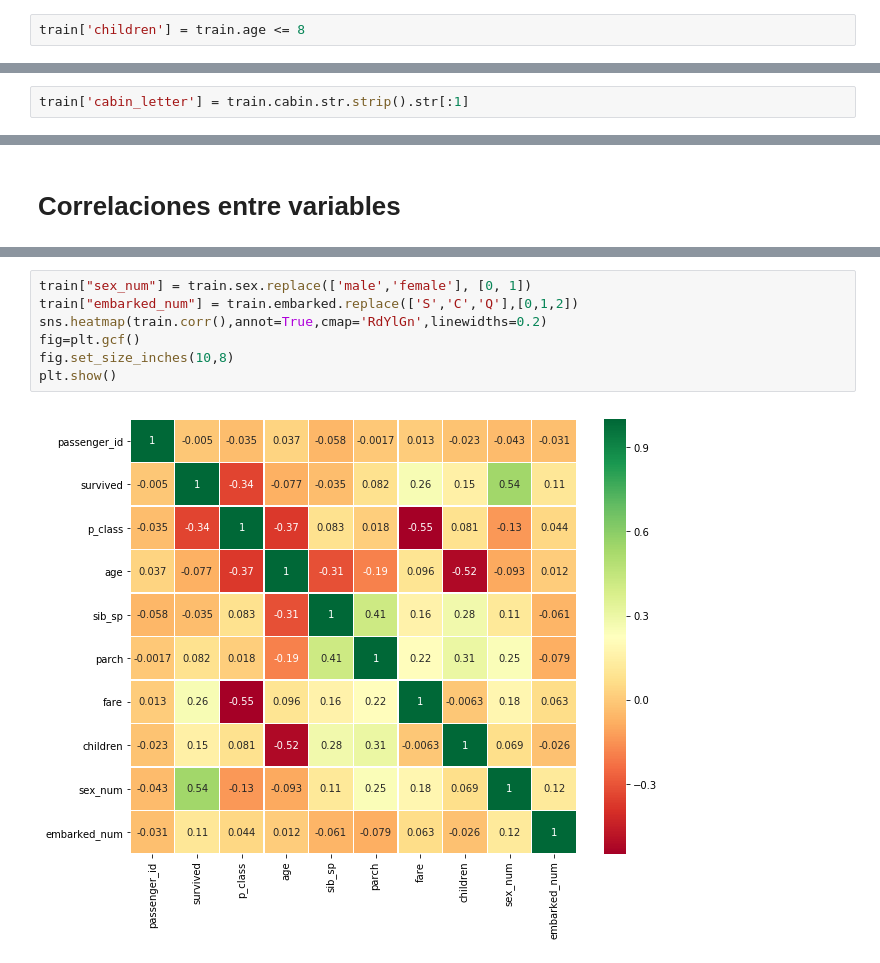
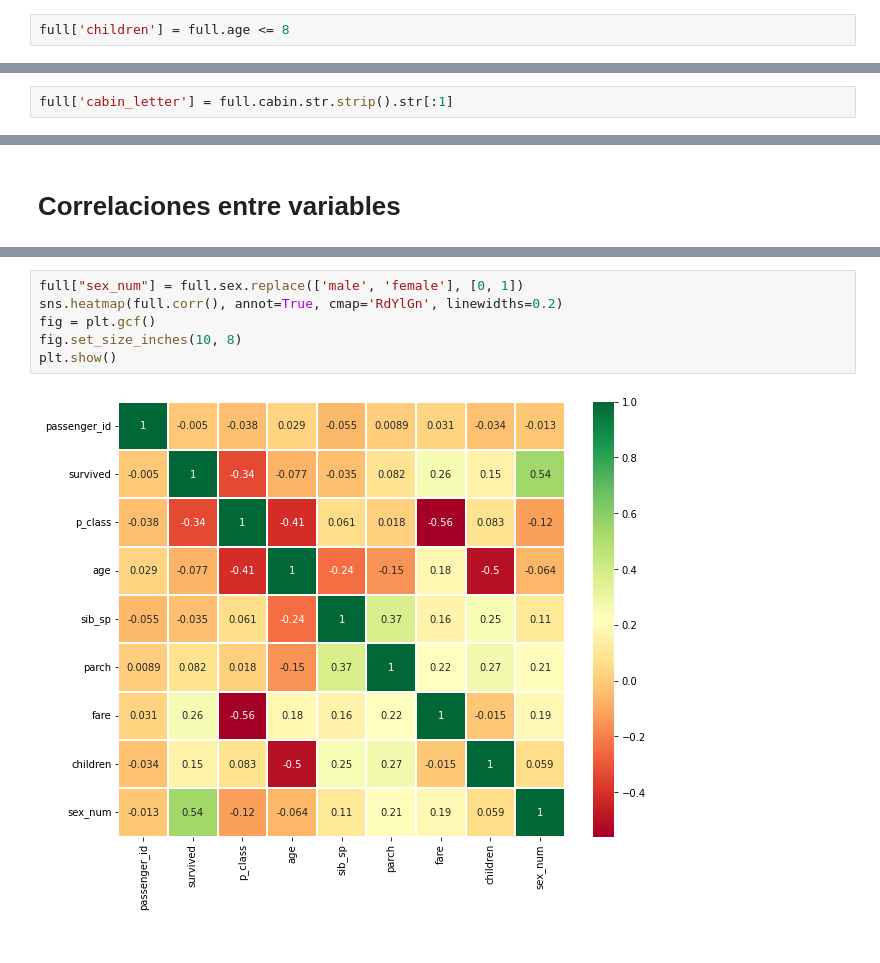
Before and after one commit to ucseml-team/machine-learning-course, a Jupyter notebook: titanic/EDA.ipynb, the cells around one changed output, grey strips where cells are left out. Cells and saved outputs as stored; diff of their text form.

```diff
--- a/titanic/EDA.ipynb
+++ b/titanic/EDA.ipynb
@@ -182,2 +254,2 @@ ax[2].set_title('% de sobrevivientes por sexo')
 # %%
-train['children'] = train.age <= 8
+full['children'] = full.age <= 8
@@ -217,3 +284,3 @@ plt.show()
 # %%
-train['cabin_letter'] = train.cabin.str.strip().str[:1]
+full['cabin_letter'] = full.cabin.str.strip().str[:1]
 # %%
@@ -311,9 +345,8 @@ train[train.fare.notnull()][["p_class", "fare"]].boxplot(by='p_class', figsize=(
 # %%
-train["sex_num"] = train.sex.replace(['male','female'], [0, 1])
-train["embarked_num"] = train.embarked.replace(['S','C','Q'],[0,1,2])
-sns.heatmap(train.corr(),annot=True,cmap='RdYlGn',linewidths=0.2)
-fig=plt.gcf()
-fig.set_size_inches(10,8)
+full["sex_num"] = full.sex.replace(['male', 'female'], [0, 1])
+sns.heatmap(full.corr(), annot=True, cmap='RdYlGn', linewidths=0.2)
+fig = plt.gcf()
+fig.set_size_inches(10, 8)
 plt.show()
 # %% [output]
-[figure, old version]
+[figure, new version]
```
Also changed, not shown: parts of 45 cells of this notebook.
